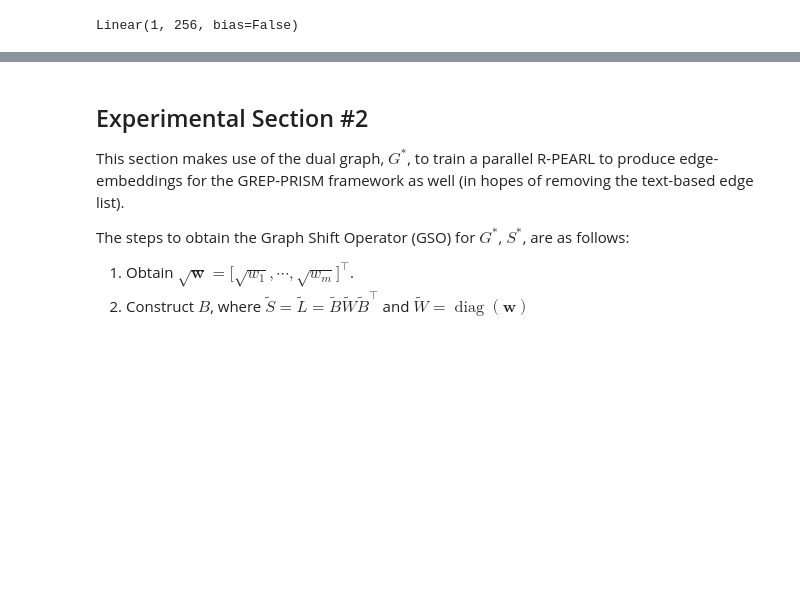
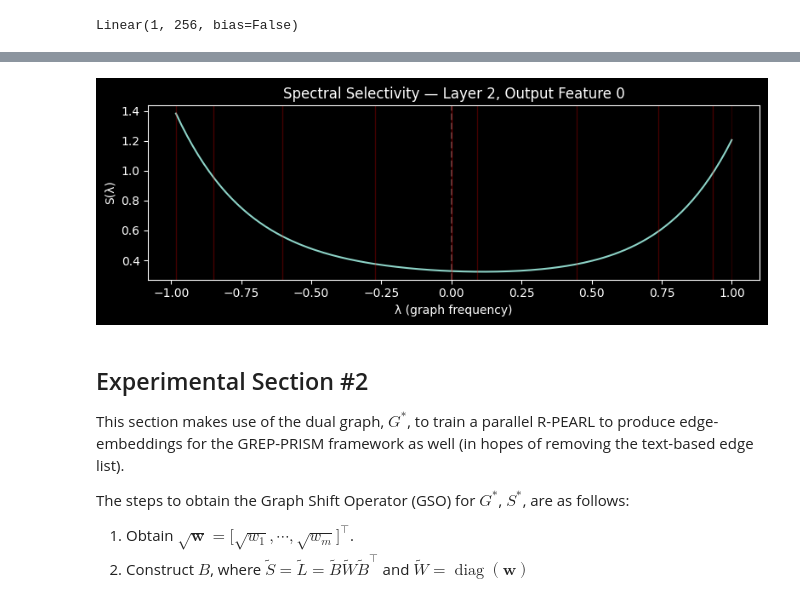
Before and after one commit to jotaporras/GREP, a Jupyter notebook: notebooks/e2-rpearl-improvements.ipynb, the cells around one changed output, grey strips where cells are left out. Drawn from its saved outputs; the diff is of its cells as text; code cells hidden in the pictures; blank space fills up the shorter version.

```diff
--- a/notebooks/e2-rpearl-improvements.ipynb
+++ b/notebooks/e2-rpearl-improvements.ipynb
@@ -928,6 +960,10 @@ class MplColorHelper:
     def get_rgb_str(self, val):
         # Returns an RGBA tuple, convert to an HTML color string if needed by pyvis
         return mcolors.to_hex(self.scalarMap.to_rgba(val))
+# %%
+from random import randint
+
+index = randint(0, 99)
 # %%
 %matplotlib inline
 
@@ -935,22 +971,29 @@ import networkx as nx
 import matplotlib.pyplot as plt
 import matplotlib.colors as mcolors
 
-from random import randint
 from pyvis.network import Network
 from IPython.display import display, HTML
 from torch_geometric.utils import to_dense_adj, to_networkx
 
-index = randint(0, len(train_dataset) - 1)
 graph = data['graphs'][index]
 
+pe_model = pe_model.to(device)
+
 adj = to_dense_adj(graph.edge_index, max_num_nodes=graph.num_nodes)[0]
-eigenvalues, eigenvectors = torch.linalg.eigh(adj)
+deg = adj.sum(dim=1)
+deg_inv_sqrt = torch.zeros_like(deg)
+mask = deg > 0
+deg_inv_sqrt[mask] = 1.0 / torch.sqrt(deg[mask])
+D_inv_sqrt = torch.diag(deg_inv_sqrt)
+S = D_inv_sqrt @ adj @ D_inv_sqrt
+eigenvalues, eigenvectors = torch.linalg.eigh(S)
 eigenvalues, eigenvectors = eigenvalues.to(device), eigenvectors.to(device)
 
 def get_freq_response(layer: int, eigenvalues: torch.Tensor):
-    graph_filter = model.pe_gcn.convs[layer].lins
+    graph_filter = pe_model.pe_gcn.convs[layer].lins
     F_in, F_out = graph_filter[0].weight.shape[1], graph_filter[0].weight.shape[0]
     n = eigenvalues.shape[0]
+
     result = torch.zeros(n, F_in, F_out, device=eigenvalues.device)
     for k, lin in enumerate(graph_filter):
         H_lk = lin.weight.T
@@ -958,7 +1001,7 @@ def get_freq_response(layer: int, eigenvalues: torch.Tensor):
             result[i] += (eigenvalues[i] ** k) * H_lk
     return result
 
-freq = get_freq_response(4, eigenvalues)
+freq = get_freq_response(2, eigenvalues)
 sensitivity = torch.linalg.norm(freq, dim=1) ** 2
 clusters = (eigenvectors * eigenvectors.conj()) @ sensitivity
 clusters
@@ -998,3 +1041,29 @@ net.save_graph("interactive_graph.html")
+# %%
+def plot_freq_response(model, layer, eigenvalues, output_feature=0):
+    graph_filter = model.pe_gcn.convs[layer].lins
+    lambdas = torch.linspace(eigenvalues.min(), eigenvalues.max(), 200, device=eigenvalues.device)
+
+    # Compute ||H_tilde(lambda) e_g||^2 across the spectrum
+    selectivity = []
+    for lam in lambdas:
+        H = sum(lin.weight.T * (lam ** k) for k, lin in enumerate(graph_filter))
+        selectivity.append((H[:, output_feature] ** 2).sum().item())
+
+    plt.figure(figsize=(8, 3))
+    plt.plot(lambdas.cpu(), selectivity)
+    plt.axvline(x=0, color='gray', linestyle='--', alpha=0.5)
+    # Mark actual eigenvalues
+    for ev in eigenvalues.cpu():
+        plt.axvline(x=ev.item(), color='red', alpha=0.15, linewidth=1)
+    plt.xlabel('λ (graph frequency)')
+    plt.ylabel('S(λ)')
+    plt.title(f'Spectral Selectivity — Layer {layer}, Output Feature {output_feature}')
+    plt.tight_layout()
+    plt.show()
+
+plot_freq_response(pe_model, 2, eigenvalues, output_feature=0)
+# %% [output]
+[figure, added]
 # %% [markdown]
 ## Experimental Section #2
 This section makes use of the dual graph, $G^*$, to train a parallel R-PEARL to produce edge-embeddings for the GREP-PRISM framework as well (in hopes of removing the text-based edge list).
```
Also changed, not shown: parts of 11 cells of this notebook, 4 other files.
